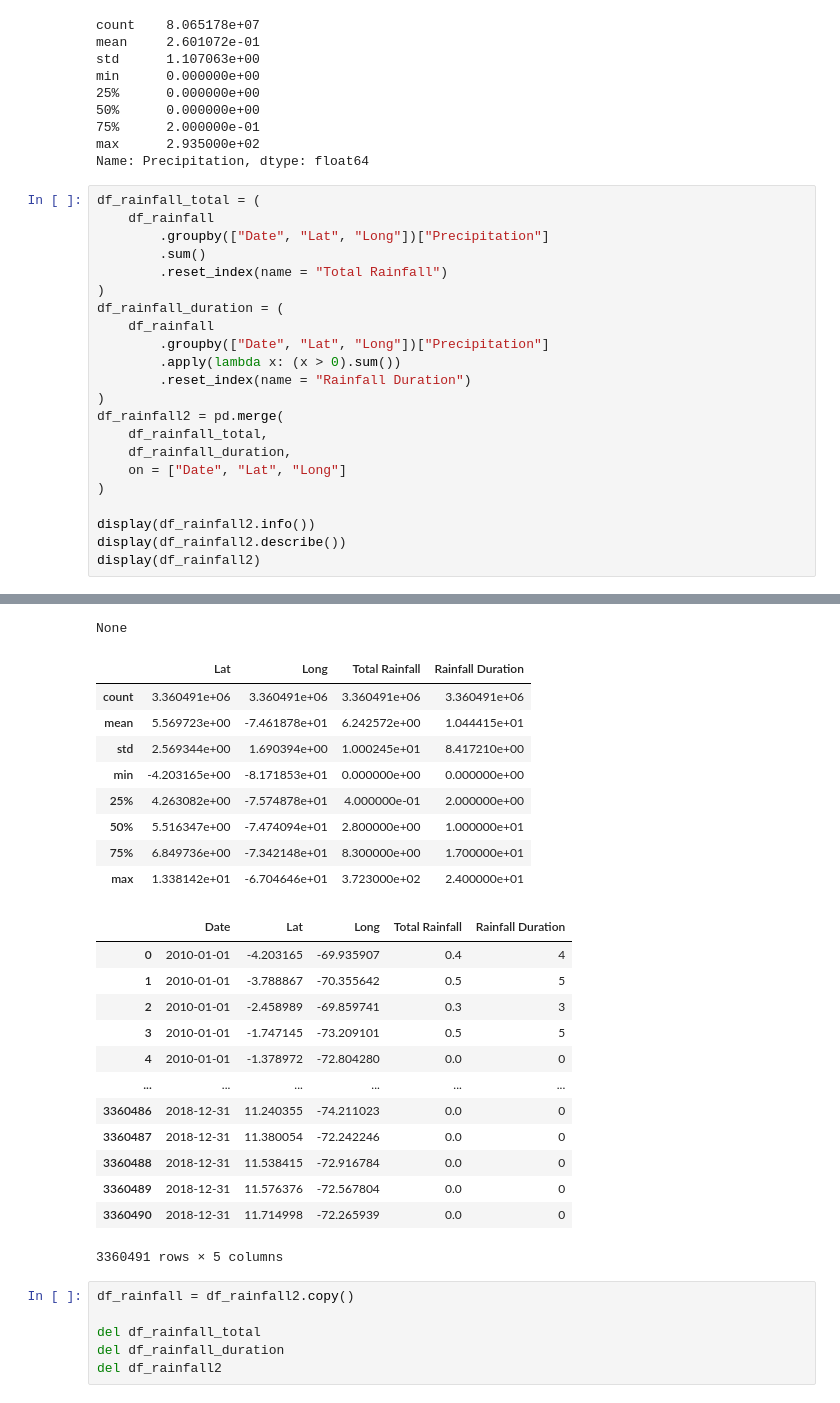
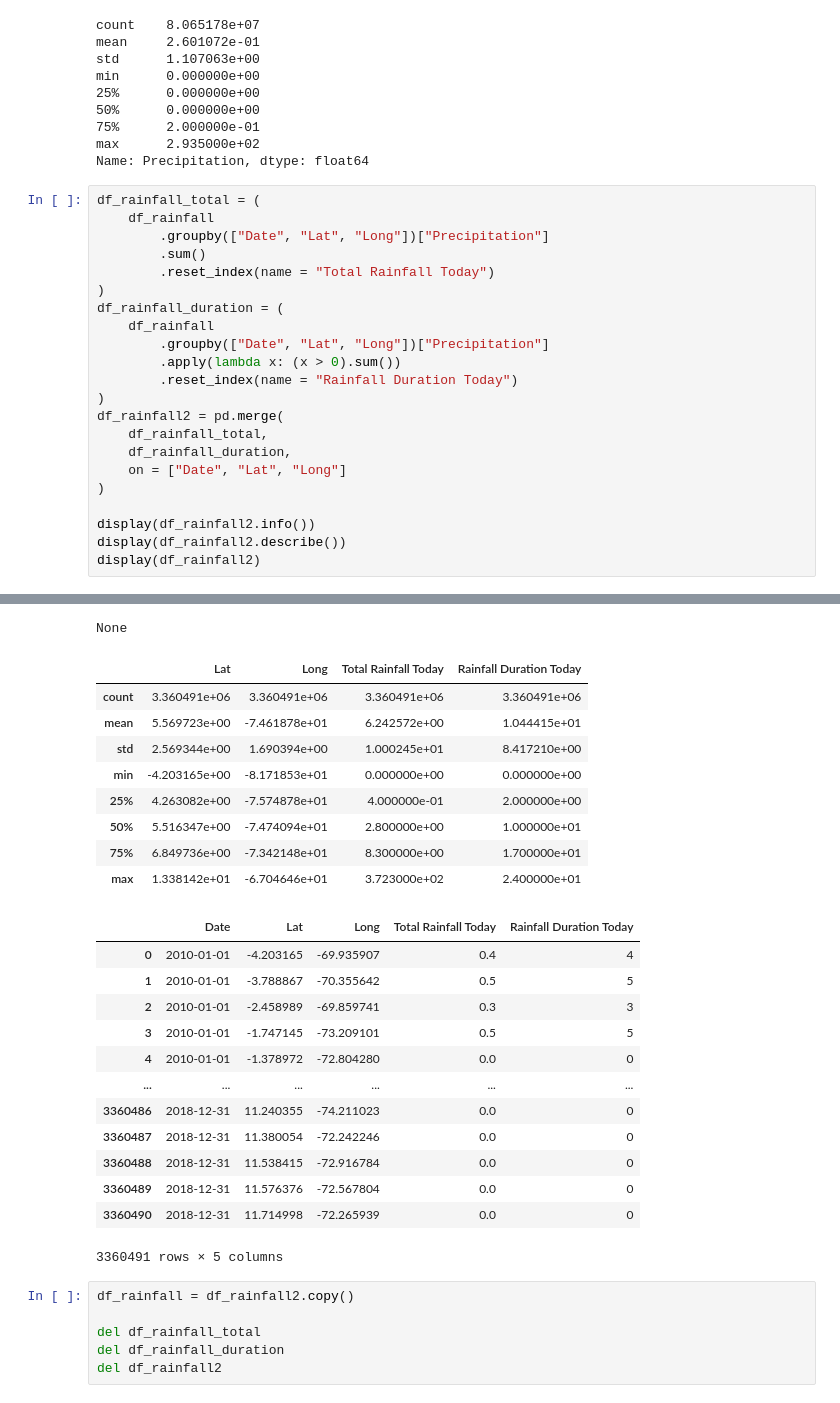
Before and after one commit to ryandschaefer/colombia-landslides, a Jupyter notebook: src/merge_data.ipynb, the cells around one changed output, grey strips where cells are left out. Saved outputs shown, nothing was run; the diff lists cells and outputs as text.

```diff
--- a/src/merge_data.ipynb
+++ b/src/merge_data.ipynb
@@ -79,13 +81,13 @@ df_rainfall_total = (
     df_rainfall
         .groupby(["Date", "Lat", "Long"])["Precipitation"]
         .sum()
-        .reset_index(name = "Total Rainfall")
+        .reset_index(name = "Total Rainfall Today")
 )
 df_rainfall_duration = (
     df_rainfall
         .groupby(["Date", "Lat", "Long"])["Precipitation"]
         .apply(lambda x: (x > 0).sum())
-        .reset_index(name = "Rainfall Duration")
+        .reset_index(name = "Rainfall Duration Today")
 )
 df_rainfall2 = pd.merge(
     df_rainfall_total,
@@ -110,7 +112,7 @@ Data columns (total 5 columns):
 dtypes: float64(3), int64(1), object(1)
 memory usage: 128.2+ MB
 None
-|  | Lat | Long | Total Rainfall | Rainfall Duration |
+|  | Lat | Long | Total Rainfall Today | Rainfall Duration Today |
 | count | 3.360491e+06 | 3.360491e+06 | 3.360491e+06 | 3.360491e+06 |
 | mean | 5.569723e+00 | -7.461878e+01 | 6.242572e+00 | 1.044415e+01 |
 | std | 2.569344e+00 | 1.690394e+00 | 1.000245e+01 | 8.417210e+00 |
@@ -119,7 +121,7 @@ None
 | 50% | 5.516347e+00 | -7.474094e+01 | 2.800000e+00 | 1.000000e+01 |
 | 75% | 6.849736e+00 | -7.342148e+01 | 8.300000e+00 | 1.700000e+01 |
 | max | 1.338142e+01 | -6.704646e+01 | 3.723000e+02 | 2.400000e+01 |
-|  | Date | Lat | Long | Total Rainfall | Rainfall Duration |
+|  | Date | Lat | Long | Total Rainfall Today | Rainfall Duration Today |
 | 0 | 2010-01-01 | -4.203165 | -69.935907 | 0.4 | 4 |
 | 1 | 2010-01-01 | -3.788867 | -70.355642 | 0.5 | 5 |
 | 2 | 2010-01-01 | -2.458989 | -69.859741 | 0.3 | 3 |
```
Also changed, not shown: parts of 11 cells of this notebook, 6 other files.
